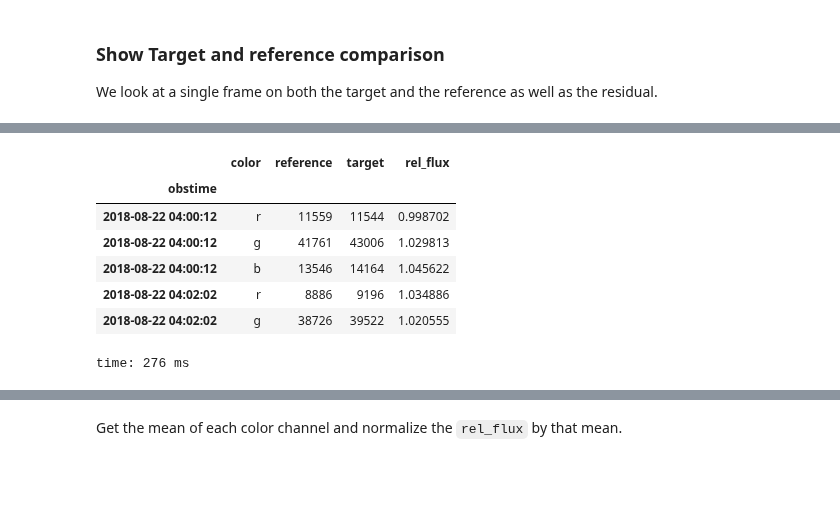
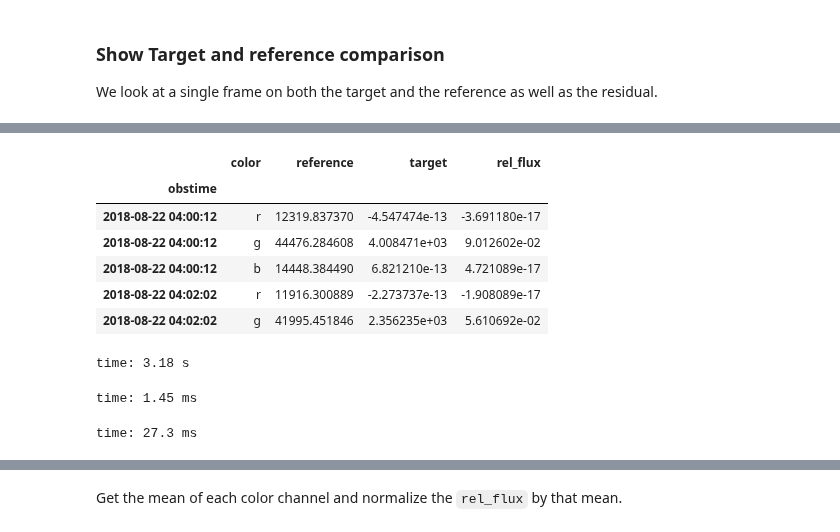
Before and after one commit to panoptes/panoptes-pipeline, a Jupyter notebook: examples/notebooks/ProcessTargetExample.ipynb, the cells around one changed output, grey strips where cells are left out. Saved outputs shown, nothing was run; the diff lists cells and outputs as text; code cells hidden in the pictures; blank space fills up the shorter version.

```diff
--- a/examples/notebooks/ProcessTargetExample.ipynb
+++ b/examples/notebooks/ProcessTargetExample.ipynb
@@ -117,5 +129,6 @@ time: 8.54 ms
 # %%
-# Lookup HD 189733
-picid = str(helpers.get_star_info(twomass_id='20004370+2242391')[0])
+# Lookup
+# picid = str(helpers.get_star_info(twomass_id='20004370+2242391')[0])   # HD 189733
+# picid = str(helpers.get_star_info(twomass_id='20124017-0208391')[0]) # Wasp 80
 picid
 # %% [output]
@@ -310,5 +332,5 @@ time: 2.03 ms
 The target PSC and all source PSC are normalized on a frame-by-frame basis in order to determine the morphology of the source on an invidiual frames. The target PSC is then compared frame by frame for the entire observation sequence, returning the sum of summed squared difference of each target and source frame.
 # %%
 # Removing bad frames
-frame_slice = slice(1, -12)
+frame_slice = slice(1, -1)
 # %% [output]
@@ -316,3 +338,3 @@ time: 1.46 ms
 # %%
-vary_series = pipeline.find_similar_stars(picid, stamps, frame_slice=frame_slice)
+vary_series = pipeline.find_similar_stars(picid, stamps, frame_slice=frame_slice, force_new=True)
 # %% [output]
@@ -410,5 +432,5 @@ Split into color channels and put an aperture around the source for both target
 
 Default aperture size is 4 pixels but this should also be adaptive in some sense.
 # %%
-aperture_size = 5
+aperture_size = 6
 # %% [output]
@@ -416,39 +438,51 @@ time: 910 µs
 # %%
-phot = pipeline.differential_photometry(
+phot = pipeline.get_aperture_sums(
     target_psc,
     ideal_psc,
     image_times,
     aperture_size=aperture_size,
-    #plot_apertures=True
+    subtract_back=True,
+#     plot_apertures=True
 )
 
 try:
     lc0, aperture_fig = phot
     aperture_fig.savefig('/var/panoptes/images/temp/apertures_{}.png'.format(picid))
 except ValueError:
     lc0 = phot
 
 
 # Save the lightcurve dataframe to a csv file
 # NOTE: We do this before normalizing
 csv_file = '/var/panoptes/images/temp/PAN012/{}_{}_lc.csv'.format(
     sequence.replace('/', '_'),
     picid
 )
 
 # Save before adding relative flux
 lc0.to_csv(csv_file)
 
 lc0['rel_flux'] = sigma_clip(lc0.target / lc0.reference).filled(99)
 lc0 = lc0.loc[lc0.rel_flux != 99]
 
 lc0.head()
 # %% [output]
 |  | color | reference | target | rel_flux |
 | obstime |  |  |  |  |
-| 2018-08-22 04:00:12 | r | 11559 | 11544 | 0.998702 |
-| 2018-08-22 04:00:12 | g | 41761 | 43006 | 1.029813 |
-| 2018-08-22 04:00:12 | b | 13546 | 14164 | 1.045622 |
-| 2018-08-22 04:02:02 | r | 8886 | 9196 | 1.034886 |
-| 2018-08-22 04:02:02 | g | 38726 | 39522 | 1.020555 |
+| 2018-08-22 04:00:12 | r | 12319.837370 | -4.547474e-13 | -3.691180e-17 |
+| 2018-08-22 04:00:12 | g | 44476.284608 | 4.008471e+03 | 9.012602e-02 |
+| 2018-08-22 04:00:12 | b | 14448.384490 | 6.821210e-13 | 4.721089e-17 |
+| 2018-08-22 04:02:02 | r | 11916.300889 | -2.273737e-13 | -1.908089e-17 |
+| 2018-08-22 04:02:02 | g | 41995.451846 | 2.356235e+03 | 5.610692e-02 |
-time: 276 ms
+time: 3.18 s
+# %%
+t0 = target_psc[0].reshape(14, 14)
+# %% [output]
+time: 1.45 ms
+# %%
+rgb_stamp_masks = helpers.get_rgb_masks(
+    t0,
+    force_new=True
+)
+# %% [output]
+time: 27.3 ms
```
Also changed, not shown: parts of 70 cells of this notebook, 3 other files.
